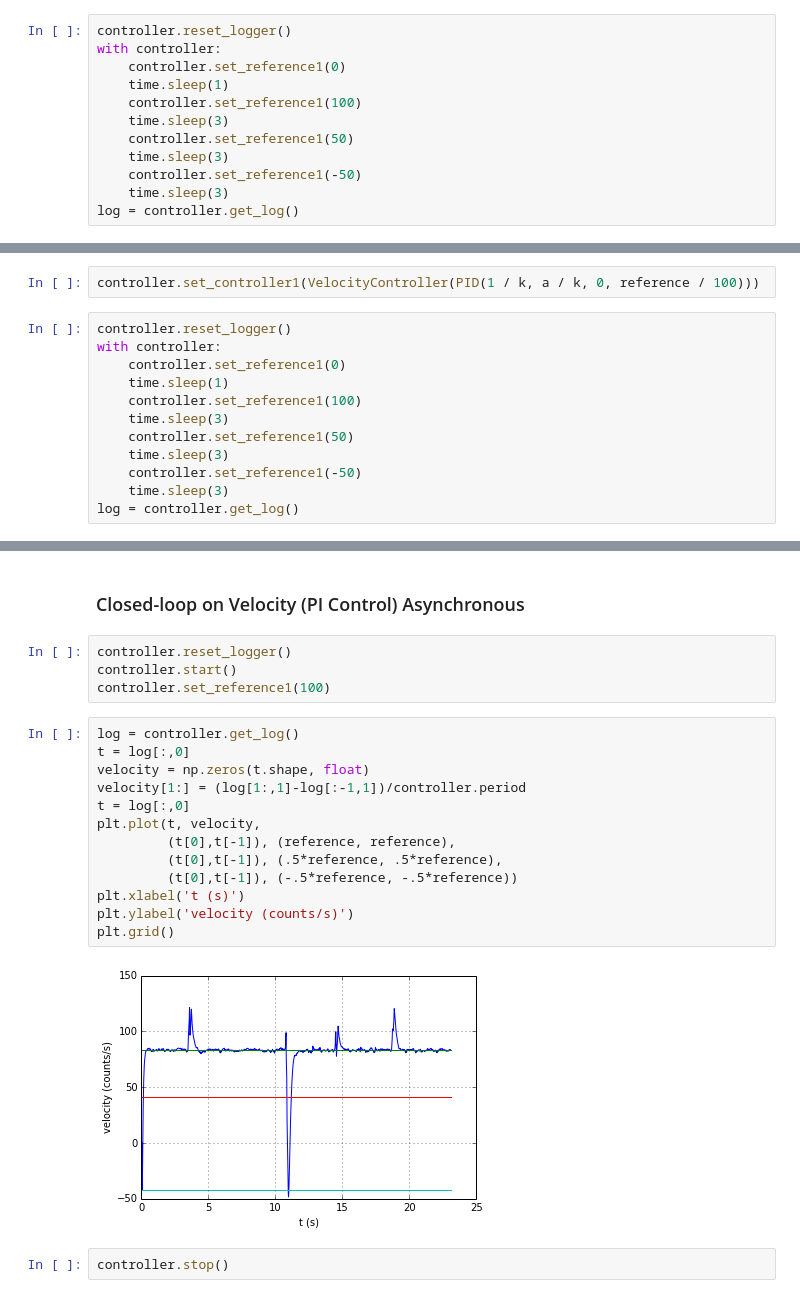
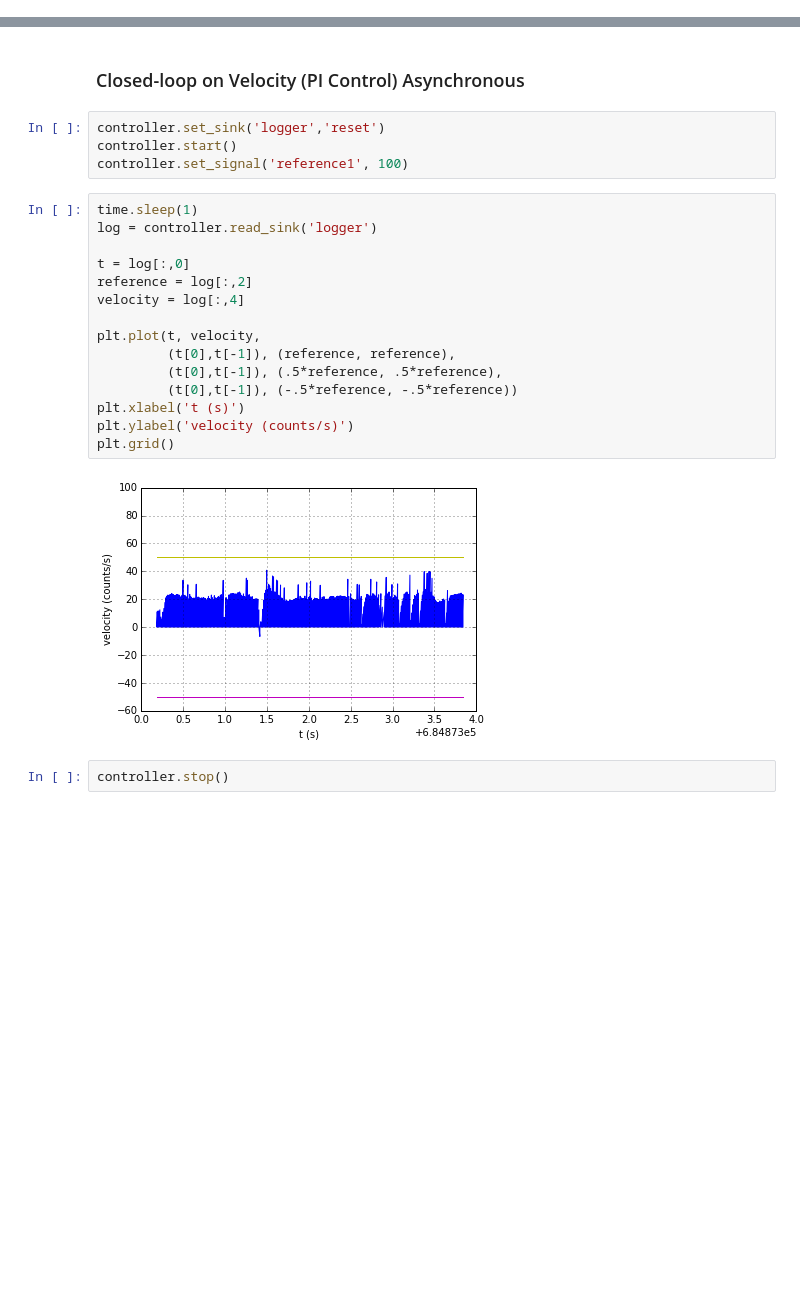
Before and after one commit to mcdeoliveira/pyctrl, a Jupyter notebook: python/notebook/SimulateController.ipynb, the cells around one changed output, grey strips where cells are left out. Drawn from its saved outputs; the diff is of its cells as text; blank space fills up the shorter version.

```diff
--- a/python/notebook/SimulateController.ipynb
+++ b/python/notebook/SimulateController.ipynb
@@ -99,12 +277,0 @@ reference = 10.00
-# %%
-controller.reset_logger()
-with controller:
-    controller.set_reference1(0)
-    time.sleep(1)
-    controller.set_reference1(100)
-    time.sleep(3)
-    controller.set_reference1(50)
-    time.sleep(3)
-    controller.set_reference1(-50)
-    time.sleep(3)
-log = controller.get_log()
@@ -127,14 +277,0 @@ plt.grid()
-# %%
-controller.set_controller1(VelocityController(PID(1 / k, a / k, 0, reference / 100)))
-# %%
-controller.reset_logger()
-with controller:
-    controller.set_reference1(0)
-    time.sleep(1)
-    controller.set_reference1(100)
-    time.sleep(3)
-    controller.set_reference1(50)
-    time.sleep(3)
-    controller.set_reference1(-50)
-    time.sleep(3)
-log = controller.get_log()
@@ -155,23 +297,25 @@ plt.grid()
 # %% [markdown]
 ### Closed-loop on Velocity (PI Control) Asynchronous
 # %%
-controller.reset_logger()
+controller.set_sink('logger','reset')
 controller.start()
-controller.set_reference1(100)
+controller.set_signal('reference1', 100)
 # %%
-log = controller.get_log()
+time.sleep(1)
+log = controller.read_sink('logger')
+
 t = log[:,0]
-velocity = np.zeros(t.shape, float)
-velocity[1:] = (log[1:,1]-log[:-1,1])/controller.period
-t = log[:,0]
+reference = log[:,2]
+velocity = log[:,4]
+
 plt.plot(t, velocity,
          (t[0],t[-1]), (reference, reference),
          (t[0],t[-1]), (.5*reference, .5*reference),
          (t[0],t[-1]), (-.5*reference, -.5*reference))
 plt.xlabel('t (s)')
 plt.ylabel('velocity (counts/s)')
 plt.grid()
 # %% [output]
-[figure, old version]
+[figure, new version]
 # %%
 controller.stop()
```
Also changed, not shown: parts of 33 cells of this notebook, 4 other files.
